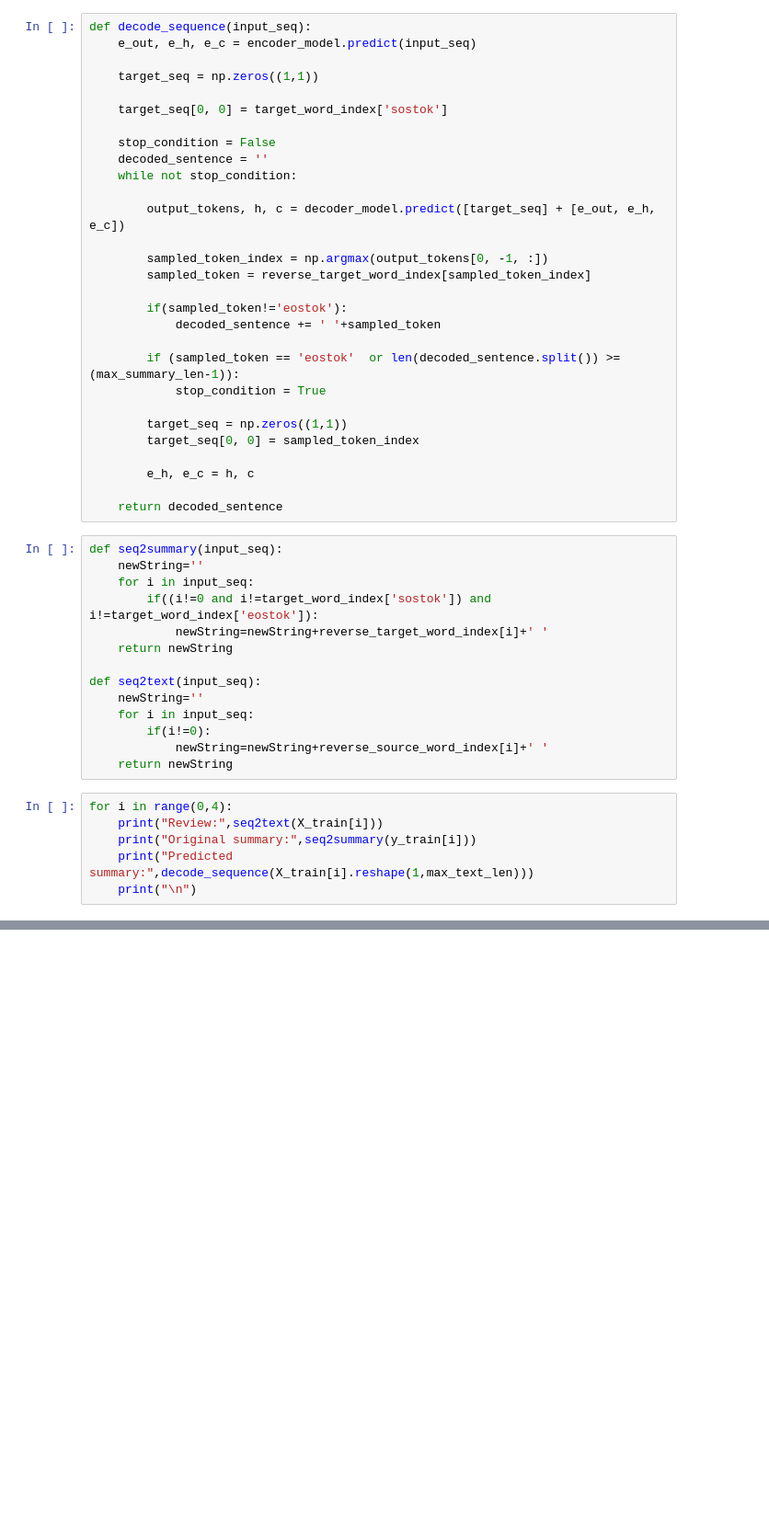
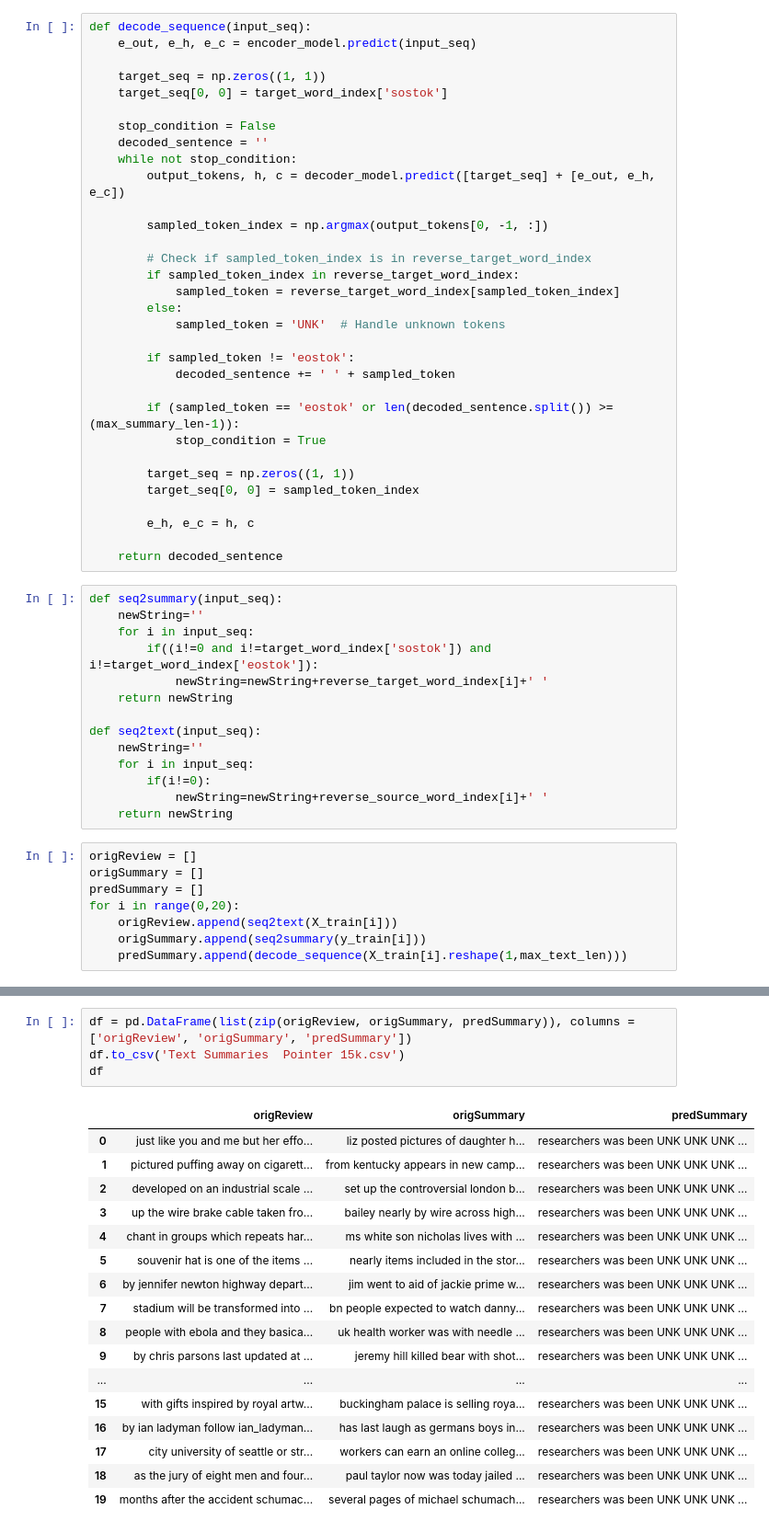
Before and after one commit to akshaysatyam2/TextSummarizer, a Jupyter notebook: Model file/dailymailtextsummariserpointer.ipynb, the cells around one changed output, grey strips where cells are left out. Shown at 92% size. Drawn from its saved outputs; the diff is of its cells as text; blank space fills up the shorter version.

Commit message:
Added pointer genrator model file and output csv file with summaries.

```diff
--- a/Model file/dailymailtextsummariserpointer.ipynb
+++ b/Model file/dailymailtextsummariserpointer.ipynb
@@ -586,26 +603,29 @@ decoder_model = Model(
 def decode_sequence(input_seq):
     e_out, e_h, e_c = encoder_model.predict(input_seq)
 
-    target_seq = np.zeros((1,1))
-
+    target_seq = np.zeros((1, 1))
     target_seq[0, 0] = target_word_index['sostok']
 
     stop_condition = False
     decoded_sentence = ''
     while not stop_condition:
-
         output_tokens, h, c = decoder_model.predict([target_seq] + [e_out, e_h, e_c])
 
         sampled_token_index = np.argmax(output_tokens[0, -1, :])
-        sampled_token = reverse_target_word_index[sampled_token_index]
 
-        if(sampled_token!='eostok'):
-            decoded_sentence += ' '+sampled_token
+        # Check if sampled_token_index is in reverse_target_word_index
+        if sampled_token_index in reverse_target_word_index:
+            sampled_token = reverse_target_word_index[sampled_token_index]
+        else:
+            sampled_token = 'UNK'  # Handle unknown tokens
 
-        if (sampled_token == 'eostok'  or len(decoded_sentence.split()) >= (max_summary_len-1)):
+        if sampled_token != 'eostok':
+            decoded_sentence += ' ' + sampled_token
+
+        if (sampled_token == 'eostok' or len(decoded_sentence.split()) >= (max_summary_len-1)):
             stop_condition = True
 
-        target_seq = np.zeros((1,1))
+        target_seq = np.zeros((1, 1))
         target_seq[0, 0] = sampled_token_index
 
         e_h, e_c = h, c
@@ -626,8 +646,10 @@ def seq2text(input_seq):
             newString=newString+reverse_source_word_index[i]+' '
     return newString
 # %%
-for i in range(0,4):
-    print("Review:",seq2text(X_train[i]))
-    print("Original summary:",seq2summary(y_train[i]))
-    print("Predicted summary:",decode_sequence(X_train[i].reshape(1,max_text_len)))
-    print("\n")
+origReview = []
+origSummary = []
+predSummary = []
+for i in range(0,20):
+    origReview.append(seq2text(X_train[i]))
+    origSummary.append(seq2summary(y_train[i]))
+    predSummary.append(decode_sequence(X_train[i].reshape(1,max_text_len)))
@@ -692,0 +695,22 @@ print('Cumulative 4-gram: %f' % sentence_bleu(reference, candidate, weights=(0.2
+# %%
+df = pd.DataFrame(list(zip(origReview, origSummary, predSummary)), columns =['origReview', 'origSummary', 'predSummary'])
+df.to_csv('Text Summaries  Pointer 15k.csv')
+df
+# %% [output]
+|  | origReview | origSummary | predSummary |
+| 0 | just like you and me but her effo... | liz posted pictures of daughter h... | researchers was been UNK UNK UNK ... |
+| 1 | pictured puffing away on cigarett... | from kentucky appears in new camp... | researchers was been UNK UNK UNK ... |
+| 2 | developed on an industrial scale ... | set up the controversial london b... | researchers was been UNK UNK UNK ... |
+| 3 | up the wire brake cable taken fro... | bailey nearly by wire across high... | researchers was been UNK UNK UNK ... |
+| 4 | chant in groups which repeats har... | ms white son nicholas lives with ... | researchers was been UNK UNK UNK ... |
+| 5 | souvenir hat is one of the items ... | nearly items included in the stor... | researchers was been UNK UNK UNK ... |
+| 6 | by jennifer newton highway depart... | jim went to aid of jackie prime w... | researchers was been UNK UNK UNK ... |
+| 7 | stadium will be transformed into ... | bn people expected to watch danny... | researchers was been UNK UNK UNK ... |
+| 8 | people with ebola and they basica... | uk health worker was with needle ... | researchers was been UNK UNK UNK ... |
+| 9 | by chris parsons last updated at ... | jeremy hill killed bear with shot... | researchers was been UNK UNK UNK ... |
+| ... | ... | ... | ... |
+| 15 | with gifts inspired by royal artw... | buckingham palace is selling roya... | researchers was been UNK UNK UNK ... |
+| 16 | by ian ladyman follow ian_ladyman... | has last laugh as germans boys in... | researchers was been UNK UNK UNK ... |
+| 17 | city university of seattle or str... | workers can earn an online colleg... | researchers was been UNK UNK UNK ... |
+| 18 | as the jury of eight men and four... | paul taylor now was today jailed ... | researchers was been UNK UNK UNK ... |
+| 19 | months after the accident schumac... | several pages of michael schumach... | researchers was been UNK UNK UNK ... |
```
Also changed, not shown: parts of 14 cells of this notebook, 3 other files.
